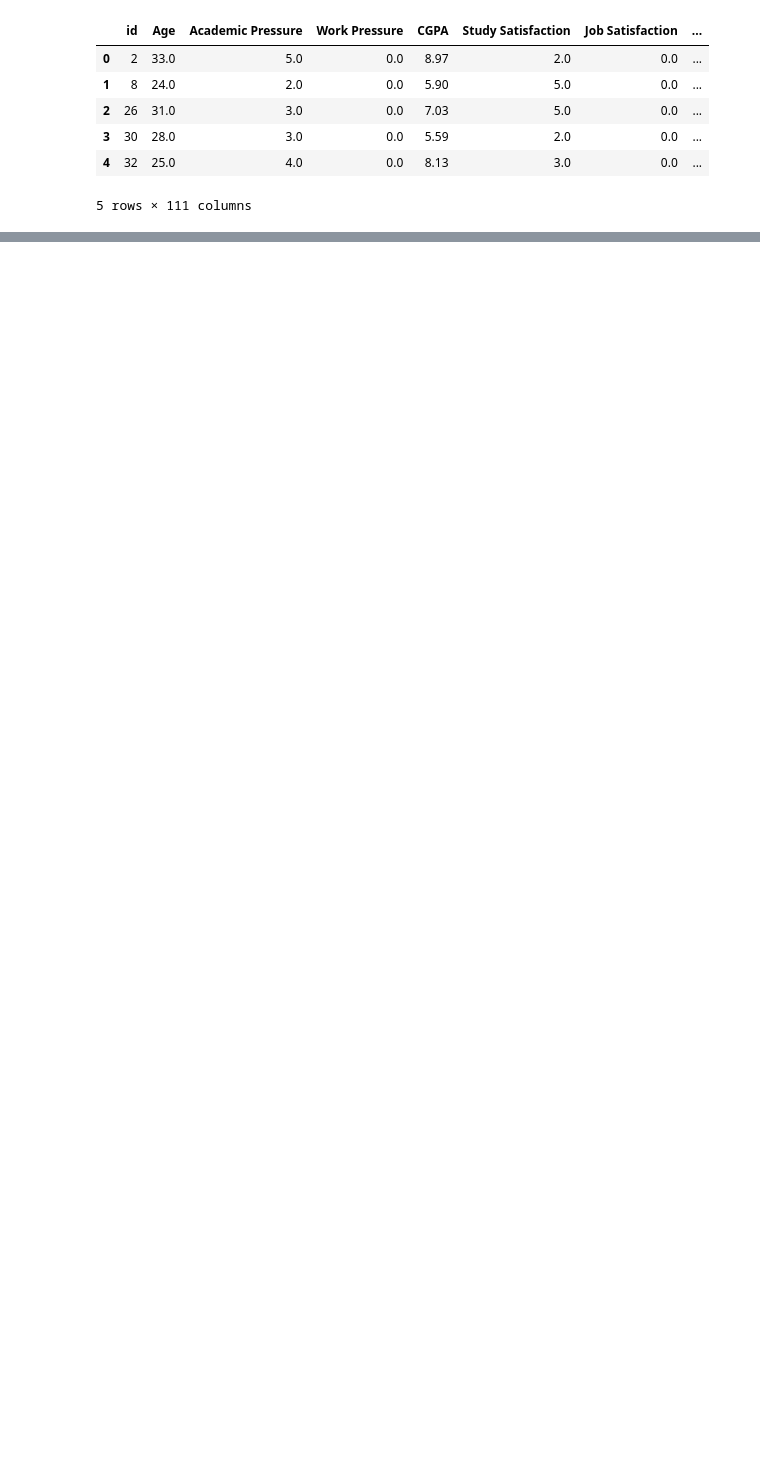
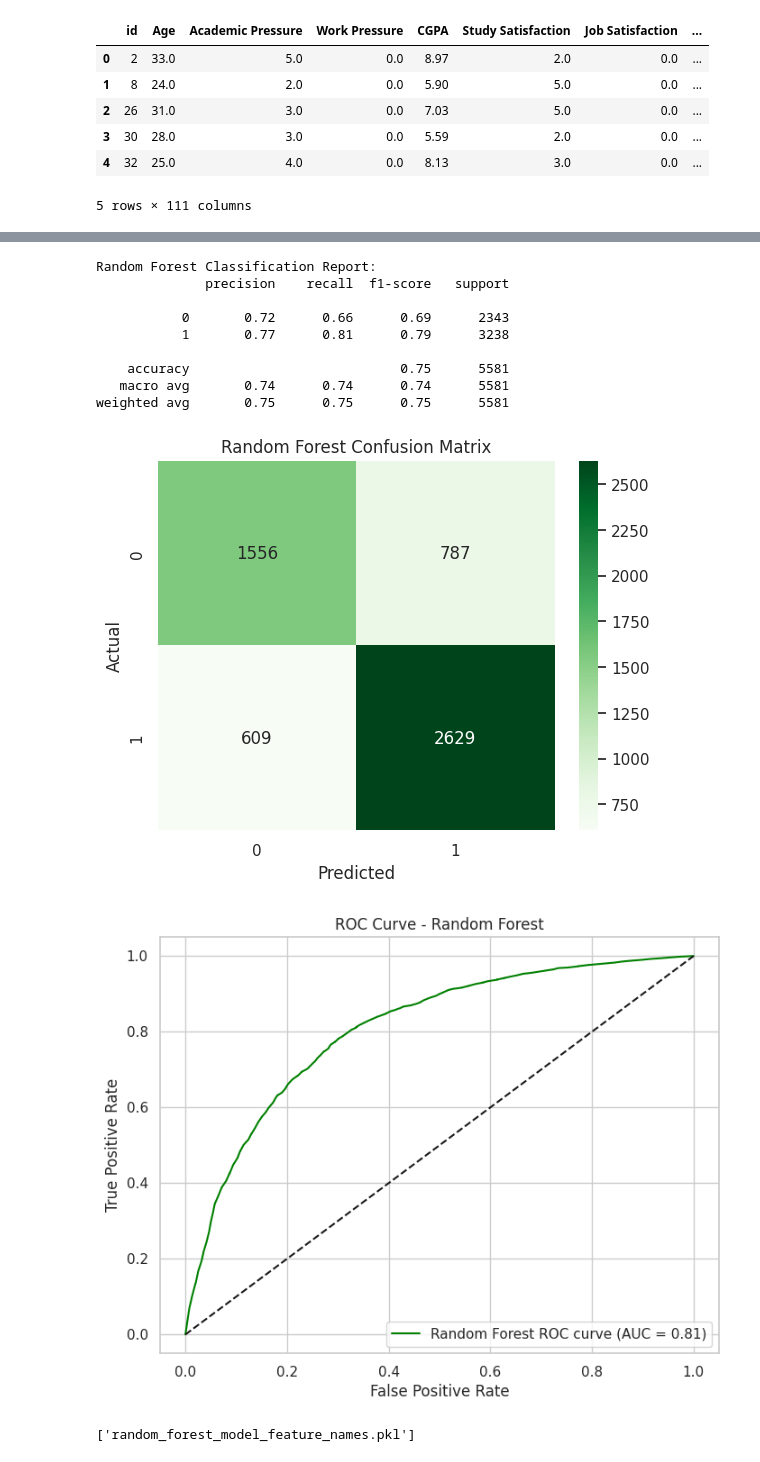
Before and after one commit to enscskn/student_depression_dataset_analysis, a Jupyter notebook: student_depression_dataset_analysis.ipynb, the cells around one changed output, grey strips where cells are left out. Drawn from its saved outputs; the diff is of its cells as text; code cells hidden in the pictures; blank space fills up the shorter version.

```diff
--- a/student_depression_dataset_analysis.ipynb
+++ b/student_depression_dataset_analysis.ipynb
@@ -485,0 +792,46 @@ df_encoded.head()
+# %%
+# Random Forest Classifier
+rf_model = RandomForestClassifier(n_estimators=100, random_state=42)  # 100 ağaç ve sabit rastgele durum ile Random Forest sınıflandırıcısını oluştur
+rf_model.fit(X_train, y_train)  # Modeli eğitim verileri (X_train, y_train) ile eğit
+
+# Predictions and evaluation
+y_pred_rf = rf_model.predict(X_test)  # Eğitilmiş modeli kullanarak test verileri (X_test) üzerinde tahmin yap
+print("Random Forest Classification Report:")  # Random Forest sınıflandırma raporunu yazdır
+print(classification_report(y_test, y_pred_rf))  # Gerçek test etiketleri (y_test) ve tahmin edilen etiketler (y_pred_rf) kullanarak sınıflandırma raporunu oluştur ve yazdır
+
+# Confusion matrix for RF
+cm_rf = confusion_matrix(y_test, y_pred_rf)  # Gerçek ve tahmin edilen etiketler arasındaki karışıklık matrisini oluştur
+sns.heatmap(cm_rf, annot=True, fmt="d", cmap='Greens')  # Karışıklık matrisini bir ısı haritası olarak görselleştir (annot=True: değerleri göster, fmt="d": tam sayı formatında göster, cmap='Greens': yeşil renk paleti kullan)
+plt.title("Random Forest Confusion Matrix")  # Grafiğe başlık ekle
+plt.xlabel("Predicted")  # X eksenine "Tahmin Edilen" etiketini ekle
+plt.ylabel("Actual")  # Y eksenine "Gerçek" etiketini ekle
+plt.show()  # Grafiği göster
+
+# ROC Curve for RF
+y_prob_rf = rf_model.predict_proba(X_test)[:, 1]  # Test verileri için sınıf 1 olasılıklarını al
+fpr_rf, tpr_rf, thresholds_rf = roc_curve(y_test, y_prob_rf)  # Gerçek etiketler ve olasılıklar kullanarak ROC eğrisi için yanlış pozitif oranı (fpr), gerçek pozitif oranı (tpr) ve eşikleri hesapla
+roc_auc_rf = auc(fpr_rf, tpr_rf)  # AUC (Eğri Altındaki Alan) değerini hesapla
+plt.figure(figsize=(8, 6))  # Yeni bir figür oluştur
+plt.plot(fpr_rf, tpr_rf, label=f'Random Forest ROC curve (AUC = {roc_auc_rf:.2f})', color='green')  # ROC eğrisini çiz ve AUC değerini etikete ekle
+plt.plot([0, 1], [0, 1], 'k--')  # Rastgele tahmin çizgisini (45 derece) çiz
+plt.xlabel('False Positive Rate')  # X eksenine "Yanlış Pozitif Oranı" etiketini ekle
+plt.ylabel('True Positive Rate')  # Y eksenine "Gerçek Pozitif Oranı" etiketini ekle
+plt.title('ROC Curve - Random Forest')  # Grafiğe başlık ekle
+plt.legend(loc="lower right")  # Legendi sağ alt köşeye yerleştir
+plt.show()  # Grafiği göster
+
+joblib.dump(rf_model, "random_forest_model.pkl")
+joblib.dump(X_train.columns.tolist(), "random_forest_model_feature_names.pkl")
+# %% [output]
+Random Forest Classification Report:
+              precision    recall  f1-score   support
+
+           0       0.72      0.66      0.69      2343
+           1       0.77      0.81      0.79      3238
+
+    accuracy                           0.75      5581
+   macro avg       0.74      0.74      0.74      5581
+weighted avg       0.75      0.75      0.75      5581
+[figure, added]
+[figure, added]
+['random_forest_model_feature_names.pkl']
```
Also changed, not shown: parts of 65 cells of this notebook, 13 other files.
